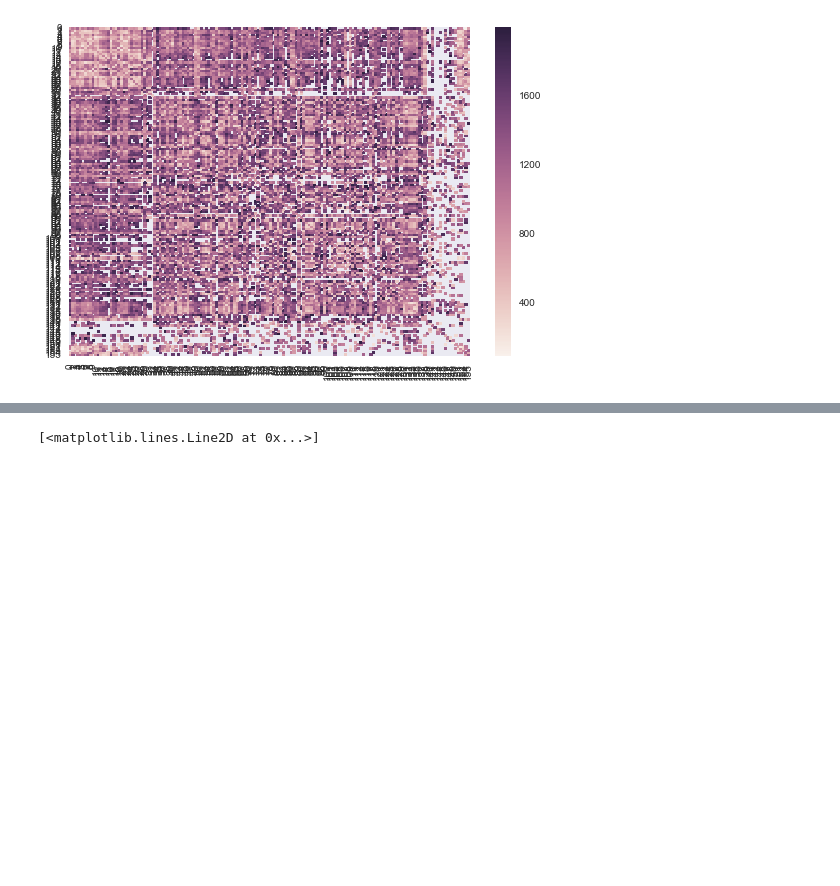
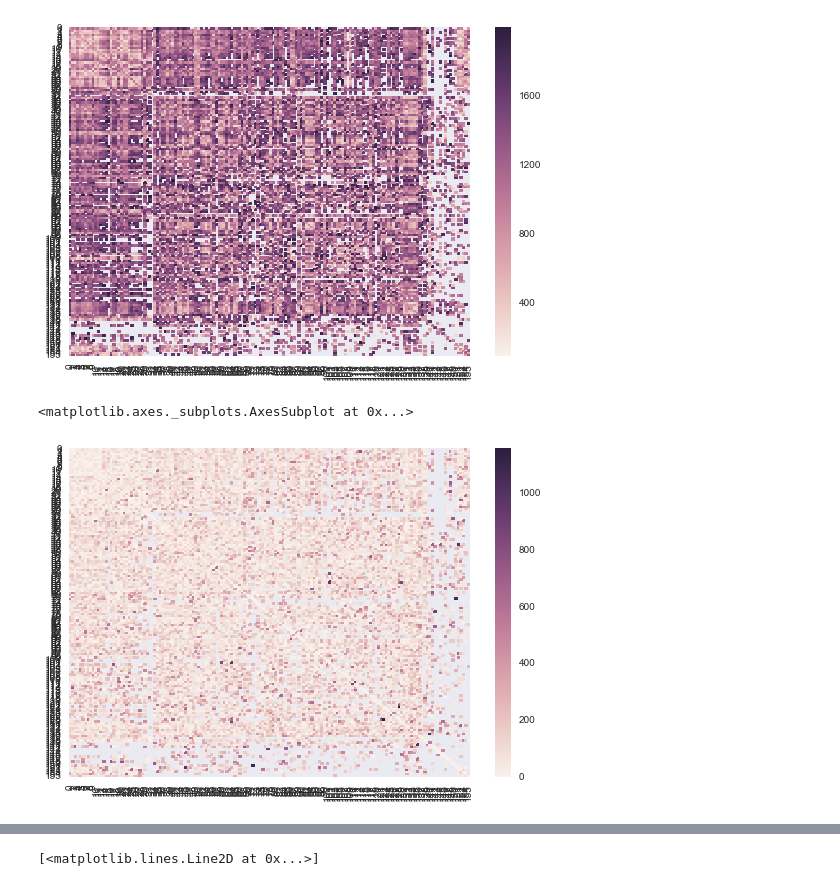
Before and after one commit to mattgiamou/hubway, a Jupyter notebook: hubway/hubway_visualization.ipynb, the cells around one changed output, grey strips where cells are left out. Saved outputs shown, nothing was run; the diff lists cells and outputs as text; code cells hidden in the pictures; blank space fills up the shorter version.

```diff
--- a/hubway/hubway_visualization.ipynb
+++ b/hubway/hubway_visualization.ipynb
@@ -88,6 +61 @@ gender                            int64
 dtype: object
-# %%
-## Convert trip times to date times
-trips['starttime'] = pd.to_datetime(trips['starttime'])
-trips.dtypes
-trips['starttime'].head()
@@ -130,3 +89,10 @@ sns.heatmap(time_matrix)
 # %% [output]
 <matplotlib.axes._subplots.AxesSubplot at 0x...>
 [figure]
+# %%
+# Check correlation between reverse-direction trips:
+time_matrix_diff = np.abs(time_matrix - time_matrix.T)
+sns.heatmap(time_matrix_diff)
+# %% [output]
+<matplotlib.axes._subplots.AxesSubplot at 0x...>
+[figure, added]
```
Also changed, not shown: parts of 7 cells of this notebook, 2 other files.
